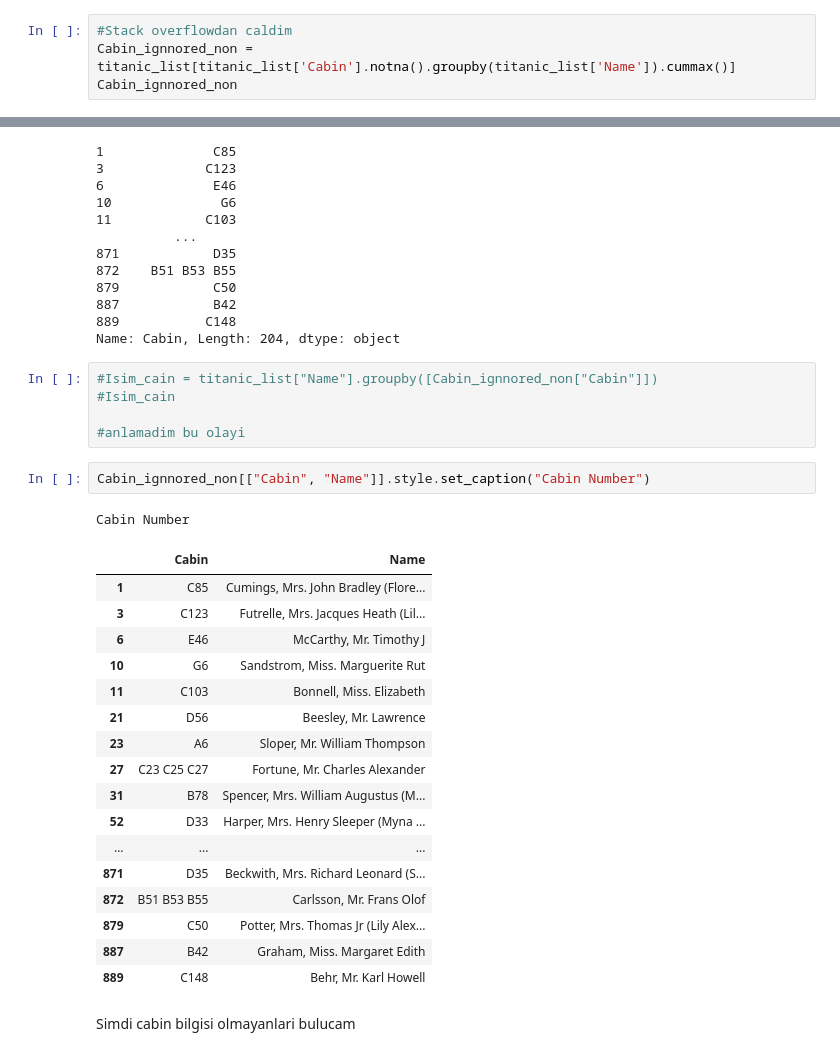
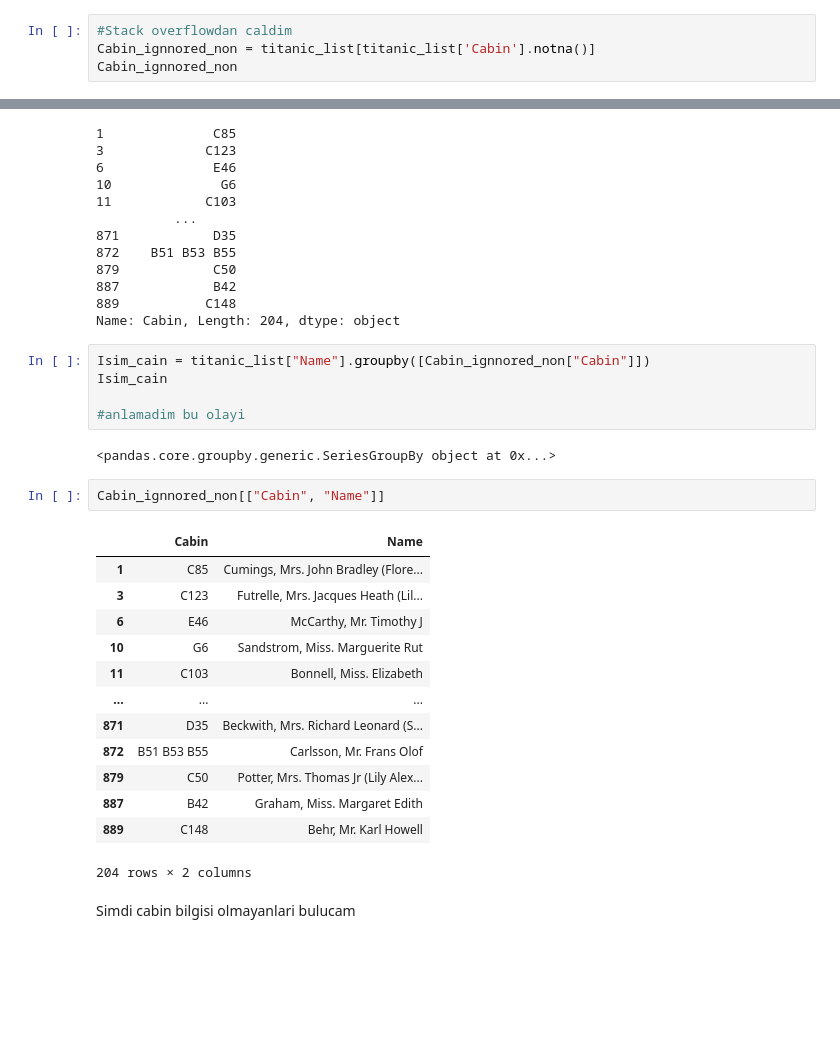
Before and after one commit to ichzann/Understanding-Data-Types-in-Python, a Jupyter notebook: data-set-titanic.ipynb, the cells around one changed output, grey strips where cells are left out. Saved outputs shown, nothing was run; the diff lists cells and outputs as text; blank space fills up the shorter version.

```diff
--- a/data-set-titanic.ipynb
+++ b/data-set-titanic.ipynb
@@ -167,7 +220,7 @@ titanic_list["Cabin"]
 Name: Cabin, Length: 891, dtype: object
 # %%
 #Stack overflowdan caldim
-Cabin_ignnored_non = titanic_list[titanic_list['Cabin'].notna().groupby(titanic_list['Name']).cummax()]
+Cabin_ignnored_non = titanic_list[titanic_list['Cabin'].notna()]
 Cabin_ignnored_non
 # %% [output]
 |  | PassengerId | Survived | Pclass | Name | Sex | Age | SibSp | Parch | Ticket | Fare | ... |
@@ -199,31 +252,28 @@ Cabin_ignnored_non["Cabin"]
 889           C148
 Name: Cabin, Length: 204, dtype: object
 # %%
-#Isim_cain = titanic_list["Name"].groupby([Cabin_ignnored_non["Cabin"]])
-#Isim_cain
+Isim_cain = titanic_list["Name"].groupby([Cabin_ignnored_non["Cabin"]])
+Isim_cain
 
 #anlamadim bu olayi
+# %% [output]
+<pandas.core.groupby.generic.SeriesGroupBy object at 0x...>
 # %%
-Cabin_ignnored_non[["Cabin", "Name"]].style.set_caption("Cabin Number")
+Cabin_ignnored_non[["Cabin", "Name"]]
 # %% [output]
+|  | Cabin | Name |
+| 1 | C85 | Cumings, Mrs. John Bradley (Flore... |
+| 3 | C123 | Futrelle, Mrs. Jacques Heath (Lil... |
+| 6 | E46 | McCarthy, Mr. Timothy J |
+| 10 | G6 | Sandstrom, Miss. Marguerite Rut |
+| 11 | C103 | Bonnell, Miss. Elizabeth |
+| ... | ... | ... |
+| 871 | D35 | Beckwith, Mrs. Richard Leonard (S... |
+| 872 | B51 B53 B55 | Carlsson, Mr. Frans Olof |
+| 879 | C50 | Potter, Mrs. Thomas Jr (Lily Alex... |
+| 887 | B42 | Graham, Miss. Margaret Edith |
+| 889 | C148 | Behr, Mr. Karl Howell |
-Cabin Number
+204 rows × 2 columns
-|  | Cabin | Name |
-| 1 | C85 | Cumings, Mrs. John Bradley (Flore... |
-| 3 | C123 | Futrelle, Mrs. Jacques Heath (Lil... |
-| 6 | E46 | McCarthy, Mr. Timothy J |
-| 10 | G6 | Sandstrom, Miss. Marguerite Rut |
-| 11 | C103 | Bonnell, Miss. Elizabeth |
-| 21 | D56 | Beesley, Mr. Lawrence |
-| 23 | A6 | Sloper, Mr. William Thompson |
-| 27 | C23 C25 C27 | Fortune, Mr. Charles Alexander |
-| 31 | B78 | Spencer, Mrs. William Augustus (M... |
-| 52 | D33 | Harper, Mrs. Henry Sleeper (Myna ... |
-| ... | ... | ... |
-| 871 | D35 | Beckwith, Mrs. Richard Leonard (S... |
-| 872 | B51 B53 B55 | Carlsson, Mr. Frans Olof |
-| 879 | C50 | Potter, Mrs. Thomas Jr (Lily Alex... |
-| 887 | B42 | Graham, Miss. Margaret Edith |
-| 889 | C148 | Behr, Mr. Karl Howell |
 # %% [markdown]
 Simdi cabin bilgisi olmayanlari bulucam
 # %%
```
Also changed, not shown: parts of 25 cells of this notebook.
